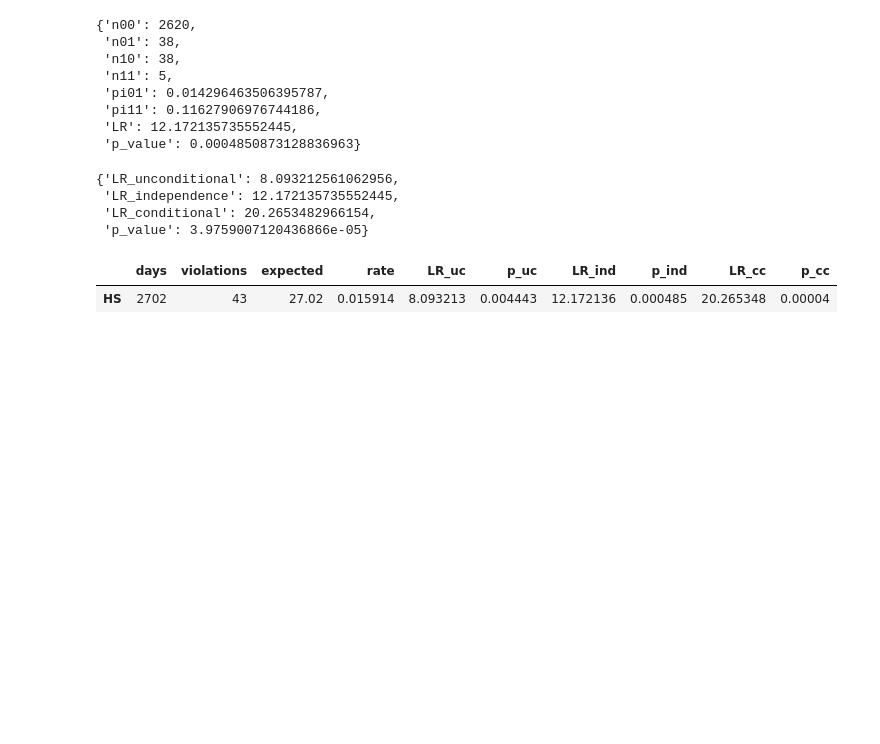
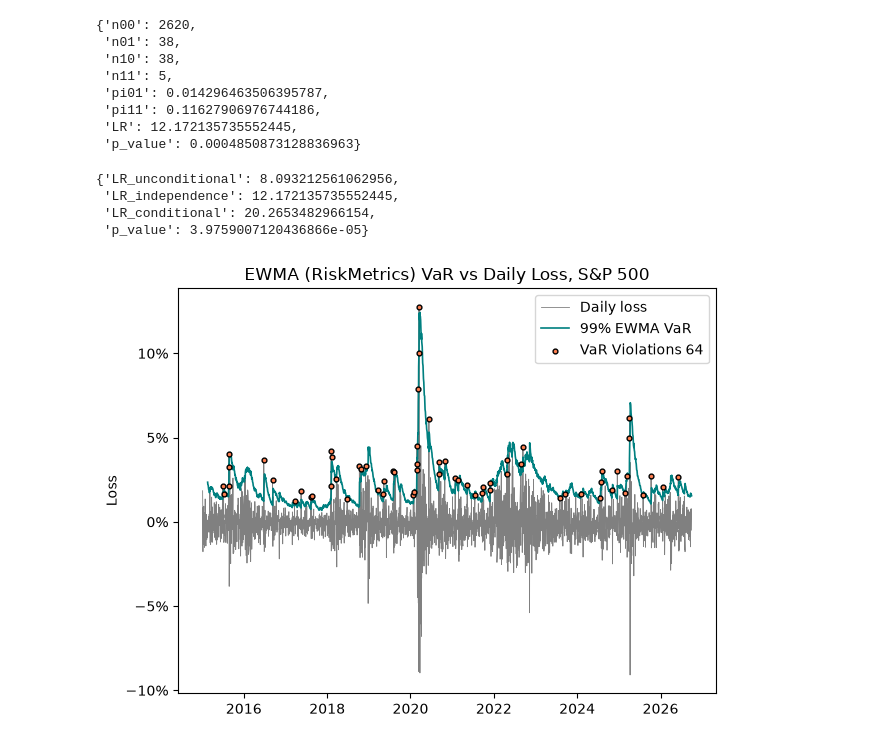
Before and after one commit to robertmatei42/tail-risk-forecasting, a Jupyter notebook: notebooks/02_historical_simulation.ipynb, the cells around one changed output. Cells and saved outputs as stored; diff of their text form; code cells hidden in the pictures; blank space fills up the shorter version.

Commit message:
Add RiskMetrics VaR/ES and compare with HS on common sample

```diff
--- a/notebooks/02_historical_simulation.ipynb
+++ b/notebooks/02_historical_simulation.ipynb
@@ -94,10 +93,30 @@ conditional_coverage(hit)
  'LR_independence': 12.172135735552445,
  'LR_conditional': 20.2653482966154,
  'p_value': 3.9759007120436866e-05}
-# %%
-from src.backtests import backtest_summary
-
-backtest_summary(hit, 'HS')
-# %% [output]
-|  | days | violations | expected | rate | LR_uc | p_uc | LR_ind | p_ind | LR_cc | p_cc |
-| HS | 2702 | 43 | 27.02 | 0.015914 | 8.093213 | 0.004443 | 12.172136 | 0.000485 | 20.265348 | 0.00004 |
+# %%
+from src.risk_measures import ewma_var_es, ewma_volatility
+ewma_risk = pd.DataFrame
+
+sigma_ewma = ewma_volatility(losses=loss)
+ewma_risk = ewma_var_es(sigma_ewma)
+
+ewma_risk.tail()
+bt_ewma = ewma_risk.join(loss).dropna()
+hit_ewma = bt_ewma['loss'] > bt_ewma['VaR']
+# %%
+
+fig, ax = plt.subplots()
+ax.plot(loss, label="Daily loss", color="grey", linewidth=0.6)
+ax.plot(ewma_risk["VaR"], label = r"99% EWMA VaR", color="teal", linewidth=1.2)
+ax.scatter(bt_ewma.index[hit_ewma], bt_ewma['loss'][hit_ewma], color='coral', s=12, zorder=3,
+           label=f'VaR Violations {hit_ewma.sum()}', edgecolors='black', linewidths=1)
+ax.set_title("EWMA (RiskMetrics) VaR vs Daily Loss, S&P 500")
+ax.set_ylabel("Loss")
+ax.yaxis.set_major_formatter(PercentFormatter(1.0, decimals=0))
+ax.legend()
+
+fig.tight_layout()
+fig.savefig(ROOT / "results" / "ewma_var.png", dpi=150, bbox_inches="tight")
+plt.show()
+# %% [output]
+[figure, added]
```
Also changed, not shown: parts of 3 cells of this notebook, 2 other files.
